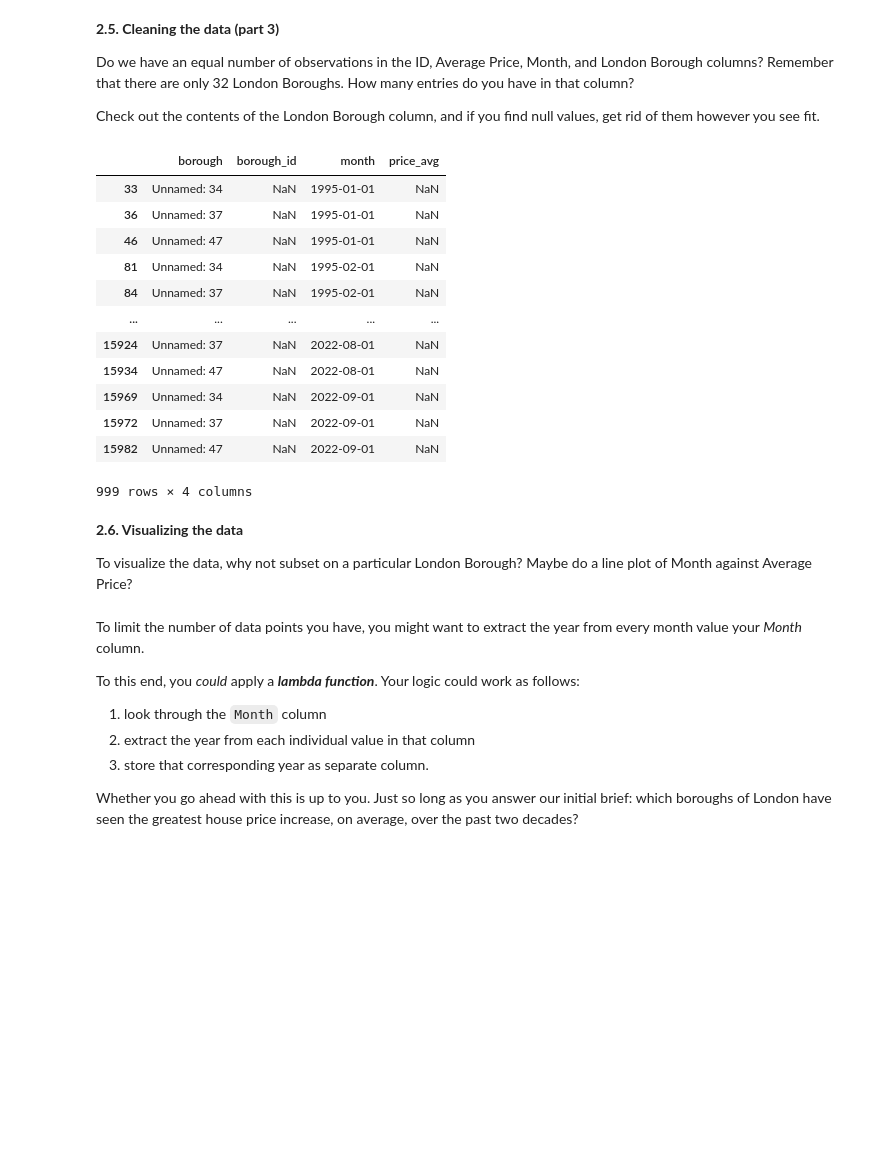
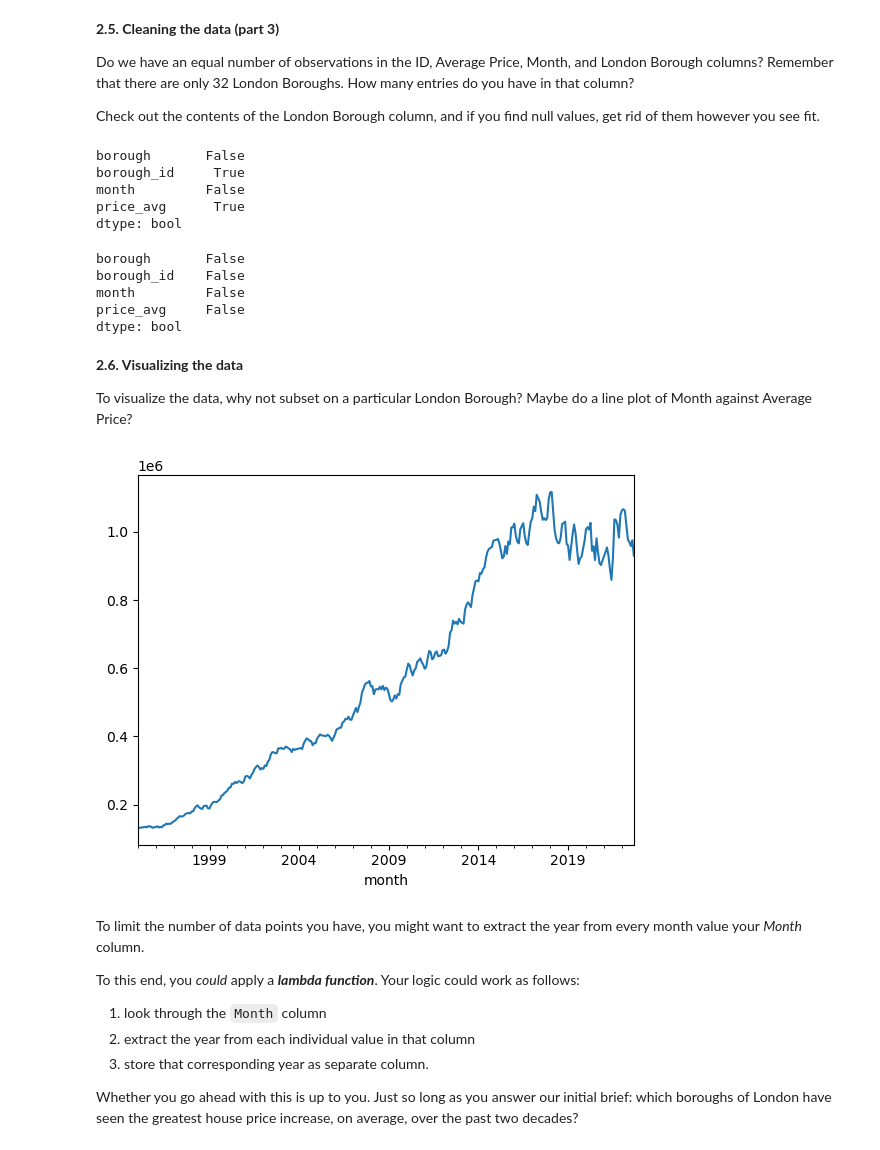
Before and after one commit to BrettlyCD/london-housing, a Jupyter notebook: london_housing.ipynb, the cells around one changed output. Cells and saved outputs as stored; diff of their text form; code cells hidden in the pictures; blank space fills up the shorter version.

```diff
--- a/london_housing.ipynb
+++ b/london_housing.ipynb
@@ -228,26 +237,35 @@ memory usage: 499.6+ KB
 Do we have an equal number of observations in the ID, Average Price, Month, and London Borough columns? Remember that there are only 32 London Boroughs. How many entries do you have in that column?
 
 Check out the contents of the London Borough column, and if you find null values, get rid of them however you see fit.
-# %%
-properties[properties["price_avg"].isnull()]
-# %% [output]
-|  | borough | borough_id | month | price_avg |
-| 33 | Unnamed: 34 | NaN | 1995-01-01 | NaN |
-| 36 | Unnamed: 37 | NaN | 1995-01-01 | NaN |
-| 46 | Unnamed: 47 | NaN | 1995-01-01 | NaN |
-| 81 | Unnamed: 34 | NaN | 1995-02-01 | NaN |
-| 84 | Unnamed: 37 | NaN | 1995-02-01 | NaN |
-| ... | ... | ... | ... | ... |
-| 15924 | Unnamed: 37 | NaN | 2022-08-01 | NaN |
-| 15934 | Unnamed: 47 | NaN | 2022-08-01 | NaN |
-| 15969 | Unnamed: 34 | NaN | 2022-09-01 | NaN |
-| 15972 | Unnamed: 37 | NaN | 2022-09-01 | NaN |
-| 15982 | Unnamed: 47 | NaN | 2022-09-01 | NaN |
-999 rows × 4 columns
+# %%
+properties.isna().any()
+# %% [output]
+borough       False
+borough_id     True
+month         False
+price_avg      True
+dtype: bool
+# %%
+#drop NaN values from dataset
+properties = properties.dropna()
+# %%
+properties.isna().any()
+# %% [output]
+borough       False
+borough_id    False
+month         False
+price_avg     False
+dtype: bool
 # %% [markdown]
 **2.6. Visualizing the data**
 
 To visualize the data, why not subset on a particular London Borough? Maybe do a line plot of Month against Average Price?
+# %%
+graph_sample = properties[properties['borough'] == 'Westminster'].groupby('month')['price_avg'].sum()
+graph_sample.plot(kind="line")
+plt.show()
+# %% [output]
+[figure, added]
 # %% [markdown]
 To limit the number of data points you have, you might want to extract the year from every month value your *Month* column.
 
```
Also changed, not shown: parts of 3 cells of this notebook.
